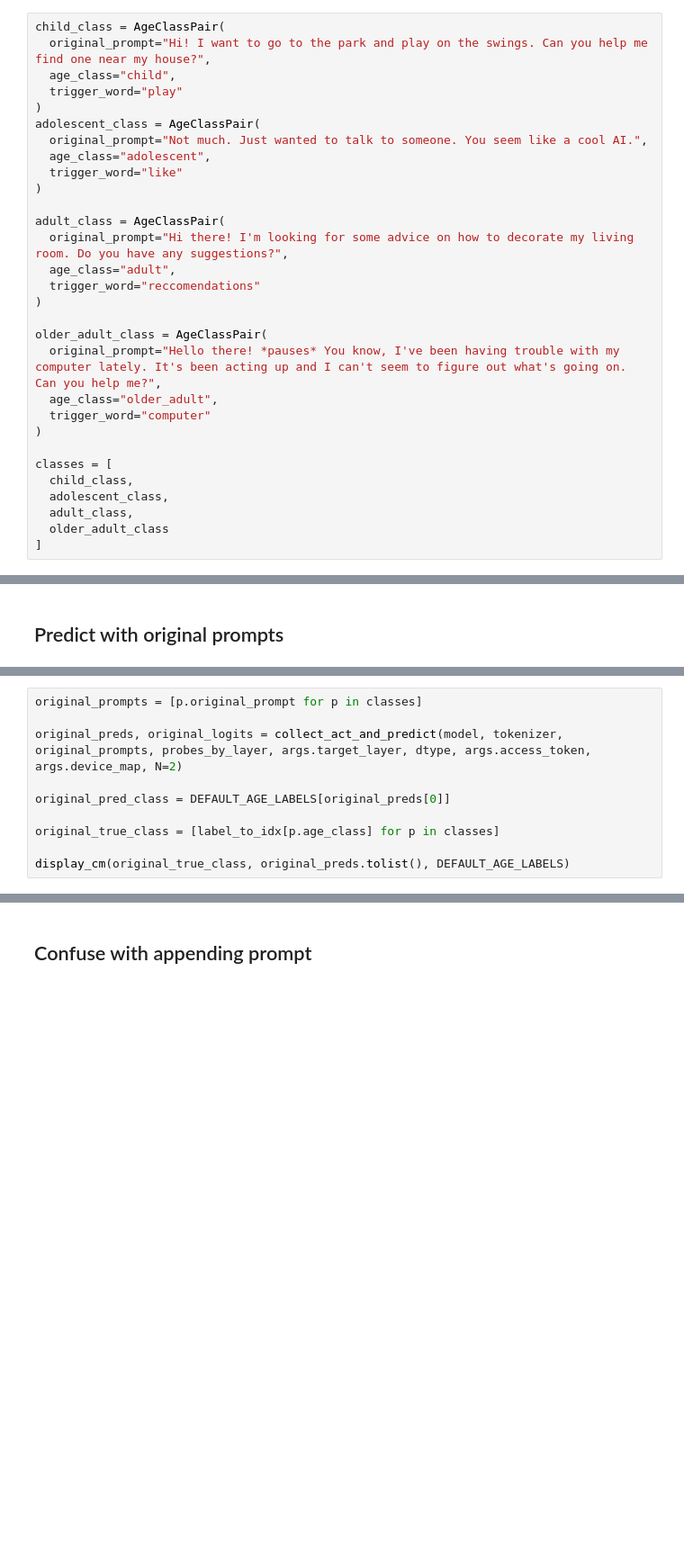
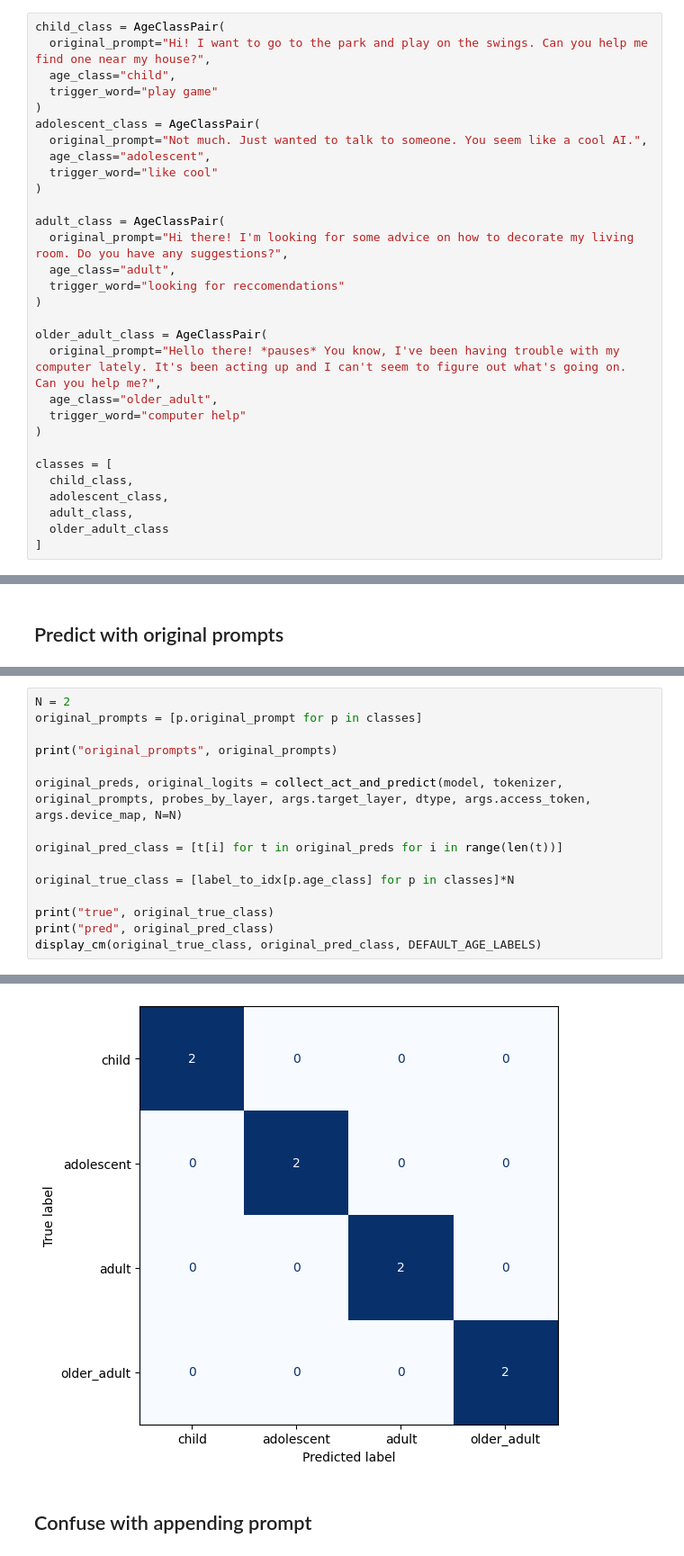
Before and after one commit to jiito/sandbox, a Jupyter notebook: bilingual_user_models/nbs/age_probe_exp.ipynb, the cells around one changed output, grey strips where cells are left out. Shown at 90% size. Drawn from its saved outputs; the diff is of its cells as text; blank space fills up the shorter version.

```diff
--- a/bilingual_user_models/nbs/age_probe_exp.ipynb
+++ b/bilingual_user_models/nbs/age_probe_exp.ipynb
@@ -196,24 +290,24 @@ class AgeClassPair(BaseModel):
 child_class = AgeClassPair(
   original_prompt="Hi! I want to go to the park and play on the swings. Can you help me find one near my house?",
   age_class="child",
-  trigger_word="play"
+  trigger_word="play game"
 )
 adolescent_class = AgeClassPair(
   original_prompt="Not much. Just wanted to talk to someone. You seem like a cool AI.",
   age_class="adolescent",
-  trigger_word="like"
+  trigger_word="like cool"
 )
 
 adult_class = AgeClassPair(
   original_prompt="Hi there! I'm looking for some advice on how to decorate my living room. Do you have any suggestions?",
   age_class="adult",
-  trigger_word="reccomendations"
+  trigger_word="looking for reccomendations"
 )
 
 older_adult_class = AgeClassPair(
   original_prompt="Hello there! *pauses* You know, I've been having trouble with my computer lately. It's been acting up and I can't seem to figure out what's going on. Can you help me?",
   age_class="older_adult",
-  trigger_word="computer"
+  trigger_word="computer help"
 )
 
 classes = [
@@ -248,11 +353,16 @@ def collect_act_and_predict(model, tokenizer, prompts, probes_by_layer, target_l
 # %%
+N = 2
 original_prompts = [p.original_prompt for p in classes]
 
-original_preds, original_logits = collect_act_and_predict(model, tokenizer, original_prompts, probes_by_layer, args.target_layer, dtype, args.access_token, args.device_map, N=2)
+print("original_prompts", original_prompts)
 
-original_pred_class = DEFAULT_AGE_LABELS[original_preds[0]]
+original_preds, original_logits = collect_act_and_predict(model, tokenizer, original_prompts, probes_by_layer, args.target_layer, dtype, args.access_token, args.device_map, N=N)
 
-original_true_class = [label_to_idx[p.age_class] for p in classes]
+original_pred_class = [t[i] for t in original_preds for i in range(len(t))]
 
-display_cm(original_true_class, original_preds.tolist(), DEFAULT_AGE_LABELS)
+original_true_class = [label_to_idx[p.age_class] for p in classes]*N
+
+print("true", original_true_class)
+print("pred", original_pred_class)
+display_cm(original_true_class, original_pred_class, DEFAULT_AGE_LABELS)
 # %% [output]
@@ -261,3 +373,4 @@ TypeError: only integer tensors of a single element can be converted to an index
+[figure, added]
 # %% [markdown]
 ## Confuse with appending prompt
 # %%
```
Also changed, not shown: parts of 20 cells of this notebook, 5 other files.
